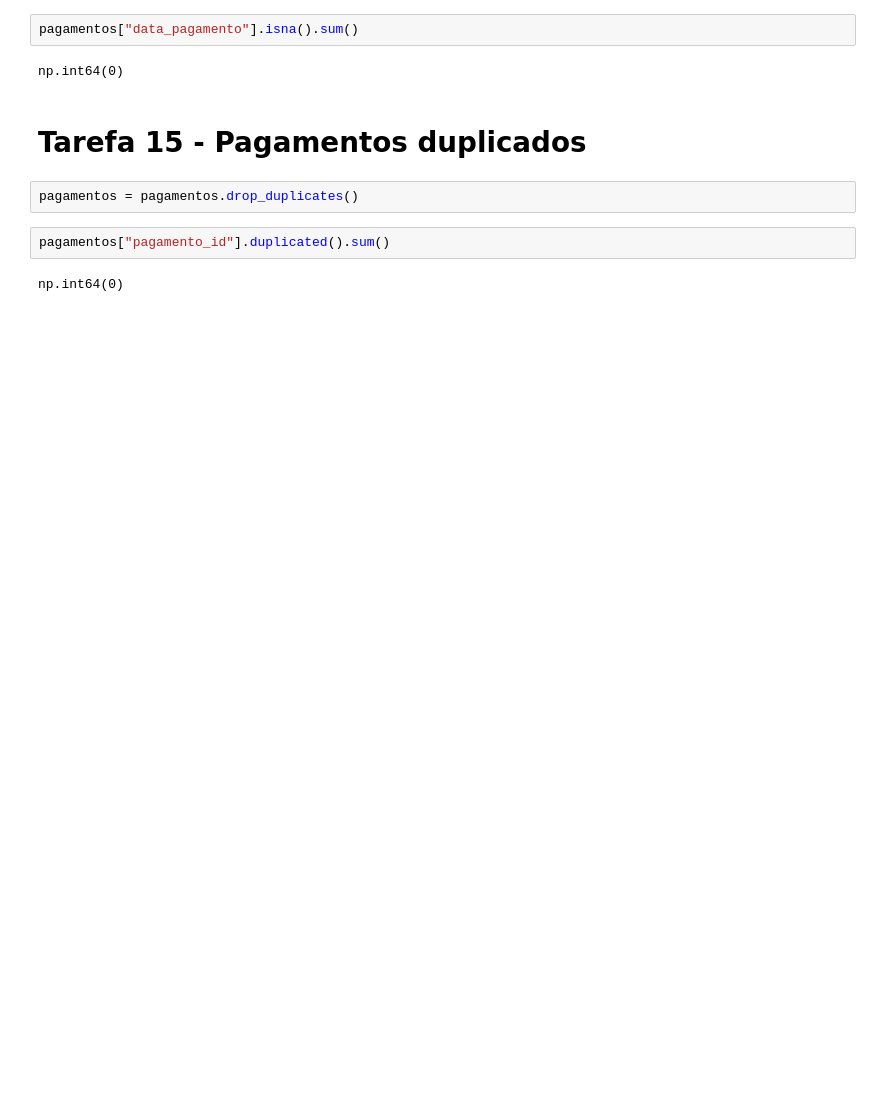
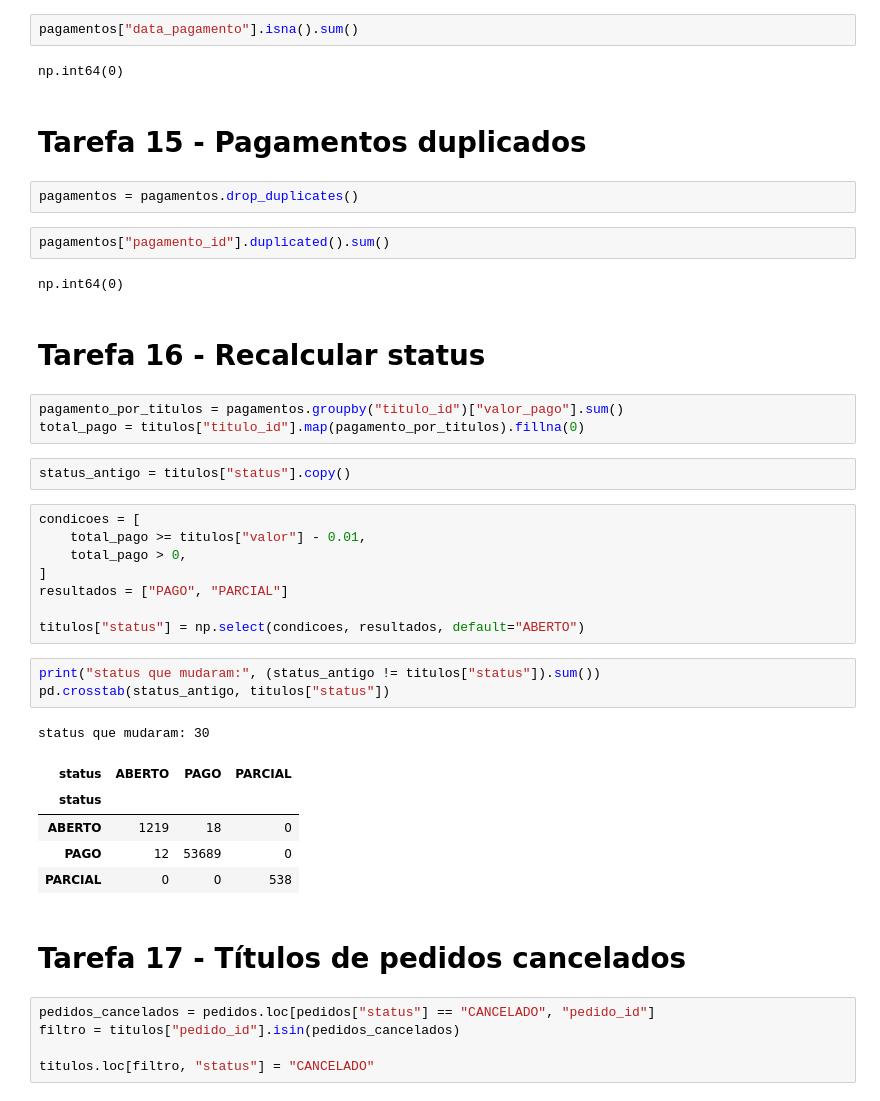
Before and after one commit to fernandesnic/distribuidora-vale-sul, a Jupyter notebook: notebooks/02_limpeza.ipynb, the cells around one changed output. Saved outputs shown, nothing was run; the diff lists cells and outputs as text; blank space fills up the shorter version.

Commit message:
Limpeza: status dos títulos recalculado e títulos cancelados (tarefas 16 e 17)

```diff
--- a/notebooks/02_limpeza.ipynb
+++ b/notebooks/02_limpeza.ipynb
@@ -308,3 +307,35 @@ pagamentos = pagamentos.drop_duplicates()
 pagamentos["pagamento_id"].duplicated().sum()
 # %% [output]
 np.int64(0)
+# %% [markdown]
+# Tarefa 16 - Recalcular status
+# %%
+pagamento_por_titulos = pagamentos.groupby("titulo_id")["valor_pago"].sum()
+total_pago = titulos["titulo_id"].map(pagamento_por_titulos).fillna(0)
+# %%
+status_antigo = titulos["status"].copy()
+# %%
+condicoes = [
+    total_pago >= titulos["valor"] - 0.01,
+    total_pago > 0,
+]
+resultados = ["PAGO", "PARCIAL"]
+
+titulos["status"] = np.select(condicoes, resultados, default="ABERTO")
+# %%
+print("status que mudaram:", (status_antigo != titulos["status"]).sum())
+pd.crosstab(status_antigo, titulos["status"])
+# %% [output]
+status que mudaram: 30
+| status | ABERTO | PAGO | PARCIAL |
+| status |  |  |  |
+| ABERTO | 1219 | 18 | 0 |
+| PAGO | 12 | 53689 | 0 |
+| PARCIAL | 0 | 0 | 538 |
+# %% [markdown]
+# Tarefa 17 - Títulos de pedidos cancelados
+# %%
+pedidos_cancelados = pedidos.loc[pedidos["status"] == "CANCELADO", "pedido_id"]
+filtro = titulos["pedido_id"].isin(pedidos_cancelados)
+
+titulos.loc[filtro, "status"] = "CANCELADO"
```
Also changed, not shown: parts of 3 cells of this notebook.
